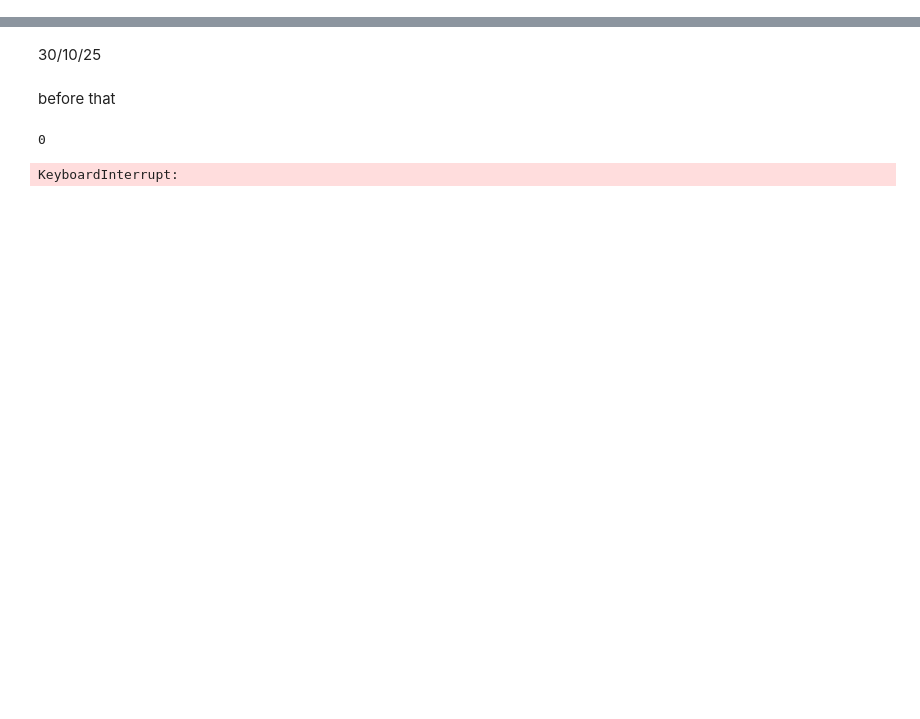
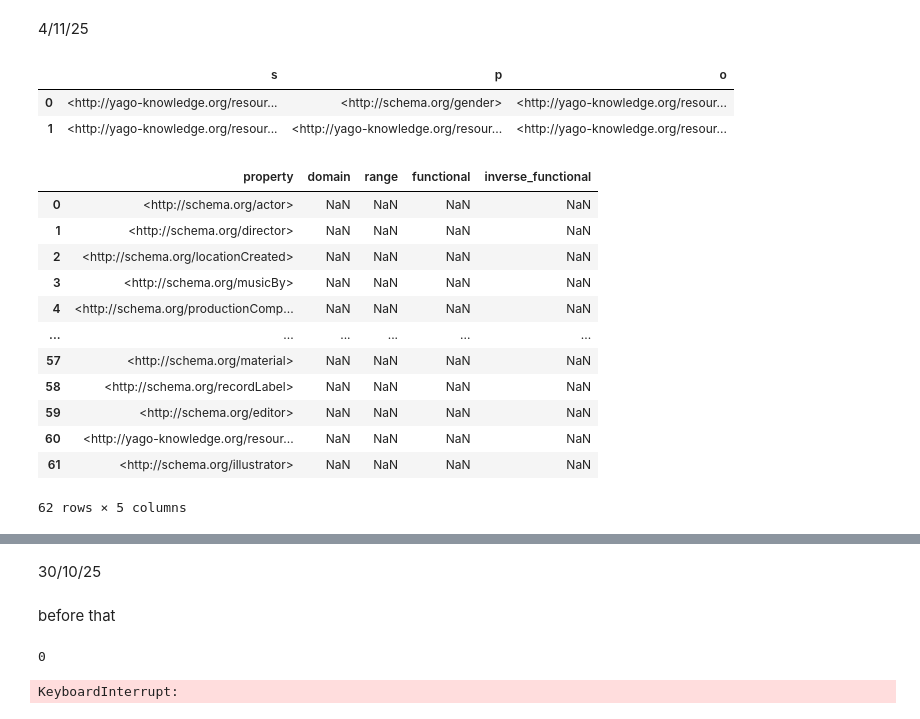
Before and after one commit to Zamprognog/NMRextension, a Jupyter notebook: scrathbook/debugging.ipynb, the cells around one changed output, grey strips where cells are left out. Saved outputs shown, nothing was run; the diff lists cells and outputs as text; code cells hidden in the pictures; blank space fills up the shorter version.

```diff
--- a/scrathbook/debugging.ipynb
+++ b/scrathbook/debugging.ipynb
@@ -9,3 +9,11 @@ import os
 import pandas as pd
 from rdflib import URIRef #todo: maybe remove this
 import networkx as nx
+# %% [markdown]
+4/11/25
+# %%
+pd.read_csv('../datasets/YAGO4.5/data/YAGO4.5-10_debug.tsv', sep='\t', header=None, names=['s', 'p', 'o'])
+# %% [output]
+|  | s | p | o |
+| 0 | <http://yago-knowledge.org/resour... | <http://schema.org/gender> | <http://yago-knowledge.org/resour... |
+| 1 | <http://yago-knowledge.org/resour... | <http://yago-knowledge.org/resour... | <http://yago-knowledge.org/resour... |
@@ -11,0 +22,23 @@ import networkx as nx
+# %%
+propdf = pd.DataFrame(yago.p.unique(), columns = ['property'])
+propdf['domain']= pd.Series()
+propdf['range']= pd.Series()
+propdf['functional'] = pd.Series()
+propdf['inverse_functional'] = pd.Series()
+propdf.to_csv('yago_properties.csv', sep=',', index=False)
+# %%
+propdf
+# %% [output]
+|  | property | domain | range | functional | inverse_functional |
+| 0 | <http://schema.org/actor> | NaN | NaN | NaN | NaN |
+| 1 | <http://schema.org/director> | NaN | NaN | NaN | NaN |
+| 2 | <http://schema.org/locationCreated> | NaN | NaN | NaN | NaN |
+| 3 | <http://schema.org/musicBy> | NaN | NaN | NaN | NaN |
+| 4 | <http://schema.org/productionComp... | NaN | NaN | NaN | NaN |
+| ... | ... | ... | ... | ... | ... |
+| 57 | <http://schema.org/material> | NaN | NaN | NaN | NaN |
+| 58 | <http://schema.org/recordLabel> | NaN | NaN | NaN | NaN |
+| 59 | <http://schema.org/editor> | NaN | NaN | NaN | NaN |
+| 60 | <http://yago-knowledge.org/resour... | NaN | NaN | NaN | NaN |
+| 61 | <http://schema.org/illustrator> | NaN | NaN | NaN | NaN |
+62 rows × 5 columns
```
Also changed, not shown: parts of 6 cells of this notebook, 5 other files.
